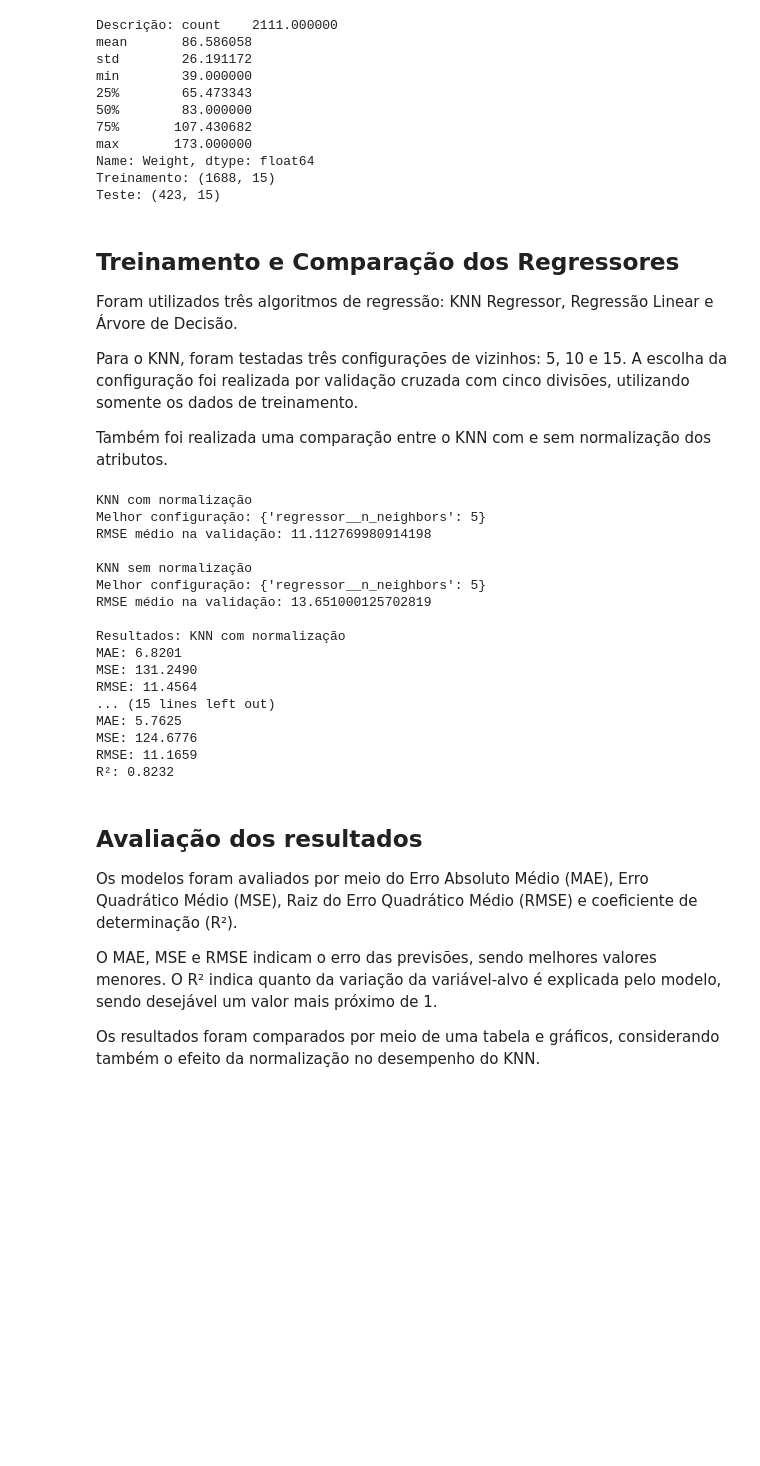
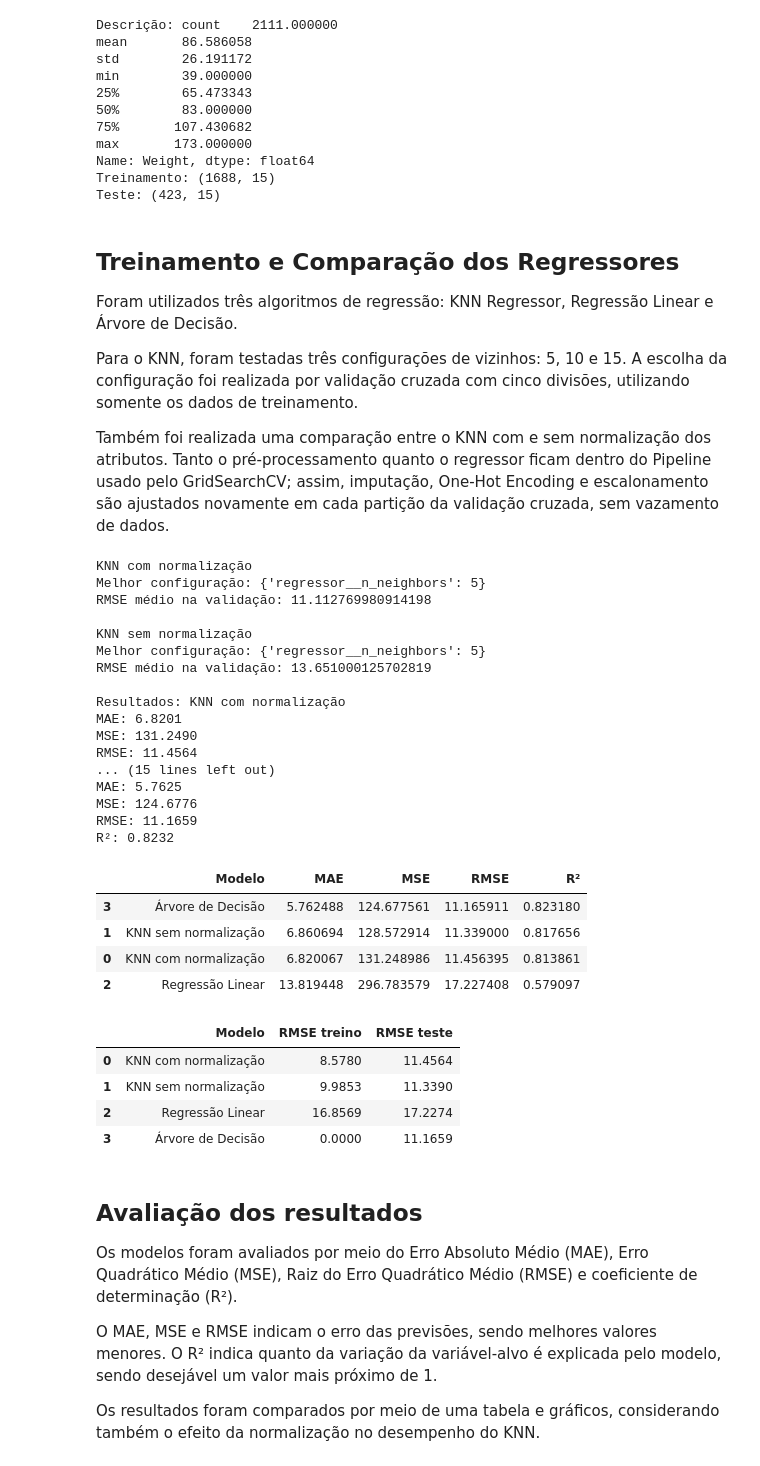
Before and after one commit to isabuleje/ap2-ciencia-de-dados, a Jupyter notebook: Notebook.ipynb, the cells around one changed output. Saved outputs shown, nothing was run; the diff lists cells and outputs as text; code cells hidden in the pictures; blank space fills up the shorter version.

Commit message:
Markdows consertados
maioria das coisas foi erro de escrita e explicação mellhor que pedi pra IA fazer, mas eu olhei pra ver se tava certo 👁️

```diff
--- a/Notebook.ipynb
+++ b/Notebook.ipynb
@@ -561,10 +574,10 @@ Foram utilizados três algoritmos de regressão: KNN Regressor, Regressão Linea
 
 Para o KNN, foram testadas três configurações de vizinhos: 5, 10 e 15. A escolha da configuração foi realizada por validação cruzada com cinco divisões, utilizando somente os dados de treinamento.
 
-Também foi realizada uma comparação entre o KNN com e sem normalização dos atributos.
+Também foi realizada uma comparação entre o KNN com e sem normalização dos atributos. Tanto o pré-processamento quanto o regressor ficam dentro do Pipeline usado pelo GridSearchCV; assim, imputação, One-Hot Encoding e escalonamento são ajustados novamente em cada partição da validação cruzada, sem vazamento de dados.
 # %%
 # Validação cruzada com 5 divisões
-cv = KFold(n_splits=5,shuffle=True,random_state=42)
+cv = KFold(n_splits=5, shuffle=True, random_state=42)
 
 # Configurações de k
 parametros_knn = {"regressor__n_neighbors": [5, 10, 15]}
@@ -583,7 +596,7 @@ busca_knn_norm = GridSearchCV(
     n_jobs=-1
 )
 
-busca_knn_norm.fit(X_treino, y_treino)
+busca_knn_norm.fit(X_treino_obesidade, y_treino_obesidade)
 
 # KNN SEM normalização
 pipeline_knn_sem_norm = Pipeline([
@@ -599,7 +612,7 @@ busca_knn_sem_norm = GridSearchCV(
     n_jobs=-1
 )
 
-busca_knn_sem_norm.fit(X_treino, y_treino)
+busca_knn_sem_norm.fit(X_treino_obesidade, y_treino_obesidade)
 
 print("KNN com normalização")
 print("Melhor configuração:", busca_knn_norm.best_params_)
@@ -630,47 +643,78 @@ resultados_obesidade = []
 previsoes_obesidade = {}
 
 for nome, modelo in modelos_obesidade.items():
-    modelo.fit(X_treino, y_treino)
-    y_pred = modelo.predict(X_teste)
+    modelo.fit(X_treino_obesidade, y_treino_obesidade)
+    y_pred = modelo.predict(X_teste_obesidade)
 
     previsoes_obesidade[nome] = y_pred
 
-    mae = mean_absolute_error(y_teste, y_pred)
-    mse = mean_squared_error(y_teste, y_pred)
+    mae = mean_absolute_error(y_teste_obesidade, y_pred)
+    mse = mean_squared_error(y_teste_obesidade, y_pred)
     rmse = np.sqrt(mse)
-    r2 = r2_score(y_teste, y_pred)
+    r2 = r2_score(y_teste_obesidade, y_pred)
 
     resultados_obesidade.append({
         "Modelo": nome,
         "MAE": mae,
         "MSE": mse,
         "RMSE": rmse,
         "R²": r2
     })
 
     print(f"\nResultados: {nome}")
     print(f"MAE: {mae:.4f}")
     print(f"MSE: {mse:.4f}")
     print(f"RMSE: {rmse:.4f}")
     print(f"R²: {r2:.4f}")
+
+df_resultados_obesidade = pd.DataFrame(resultados_obesidade)
+display(df_resultados_obesidade.sort_values("RMSE"))
+
+# Comparar o erro no treino e no teste para avaliar a generalização.
+resultados_ajuste_obesidade = []
+for nome, modelo in modelos_obesidade.items():
+    rmse_treino = np.sqrt(mean_squared_error(
+        y_treino_obesidade, modelo.predict(X_treino_obesidade)
+    ))
+    rmse_teste = np.sqrt(mean_squared_error(
+        y_teste_obesidade, modelo.predict(X_teste_obesidade)
+    ))
+    resultados_ajuste_obesidade.append({
+        "Modelo": nome,
+        "RMSE treino": rmse_treino,
+        "RMSE teste": rmse_teste
+    })
+
+df_ajuste_obesidade = pd.DataFrame(resultados_ajuste_obesidade)
+display(df_ajuste_obesidade.round(4))
 # %% [output]
 KNN com normalização
 Melhor configuração: {'regressor__n_neighbors': 5}
 RMSE médio na validação: 11.112769980914198
 
 KNN sem normalização
 Melhor configuração: {'regressor__n_neighbors': 5}
 RMSE médio na validação: 13.651000125702819
 
 Resultados: KNN com normalização
 MAE: 6.8201
 MSE: 131.2490
 RMSE: 11.4564
 ... (15 lines left out)
 MAE: 5.7625
 MSE: 124.6776
 RMSE: 11.1659
 R²: 0.8232
+|  | Modelo | MAE | MSE | RMSE | R² |
+| 3 | Árvore de Decisão | 5.762488 | 124.677561 | 11.165911 | 0.823180 |
+| 1 | KNN sem normalização | 6.860694 | 128.572914 | 11.339000 | 0.817656 |
+| 0 | KNN com normalização | 6.820067 | 131.248986 | 11.456395 | 0.813861 |
+| 2 | Regressão Linear | 13.819448 | 296.783579 | 17.227408 | 0.579097 |
+|  | Modelo | RMSE treino | RMSE teste |
+| 0 | KNN com normalização | 8.5780 | 11.4564 |
+| 1 | KNN sem normalização | 9.9853 | 11.3390 |
+| 2 | Regressão Linear | 16.8569 | 17.2274 |
+| 3 | Árvore de Decisão | 0.0000 | 11.1659 |
 # %% [markdown]
 ## Avaliação dos resultados
 
```
Also changed, not shown: parts of 10 cells of this notebook.
